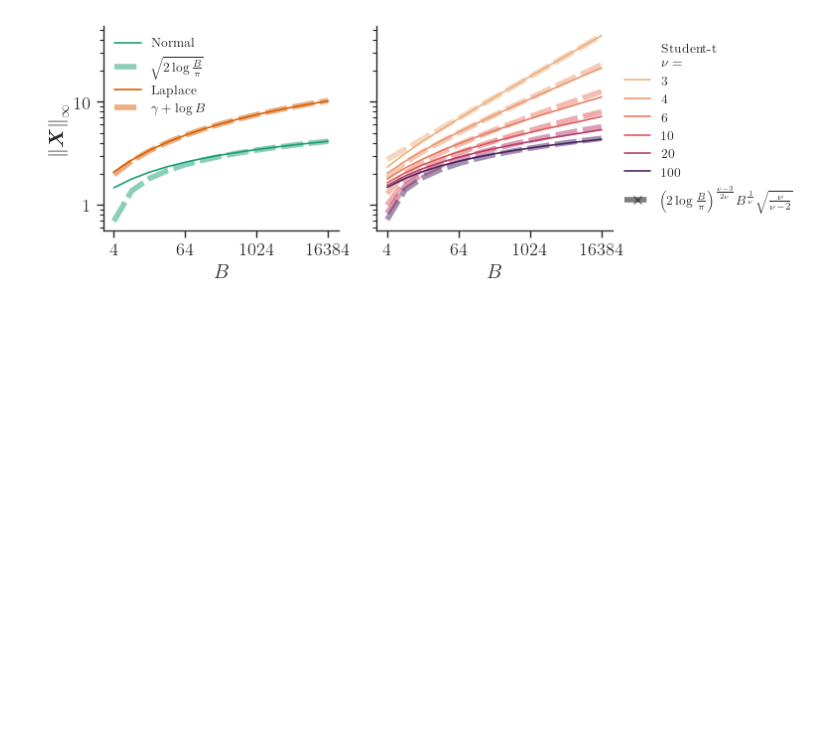
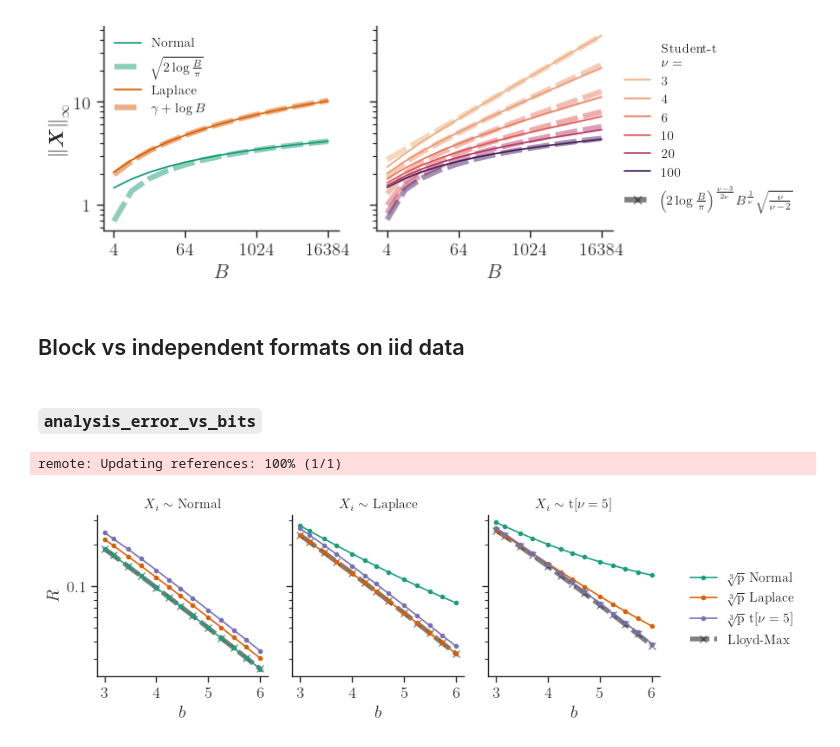
Before and after one commit to graphcore-research/llama-mobile-vlm, a Jupyter notebook: 20250127-FormatsCascade/Analysis.ipynb, the cells around one changed output. Saved outputs shown, nothing was run; the diff lists cells and outputs as text; code cells hidden in the pictures; blank space fills up the shorter version.

Commit message:
More plots, renaming

```diff
--- a/20250127-FormatsCascade/Analysis.ipynb
+++ b/20250127-FormatsCascade/Analysis.ipynb
@@ -26,6 +26,13 @@ def sample(n: int, dist: str, scale: float = 1.0, *, seed: int, **args: float) -
         cls_args["df"] = tensor(args["dof"], dtype=torch.float32, device=DEVICE)
     torch.manual_seed(int(np.random.SeedSequence(seed).generate_state(1)[0]))
     return cls(**cls_args).sample((n,))
+
+def distribution_name(dist: str, **args: float) -> str:
+    if dist in ("Normal", "Laplace"):
+        return dist
+    if dist == "StudentT":
+        return f"t[$\\nu={args['dof']:.0f}$]"
+    raise ValueError(f"Unexpected distribution {dist}")
 # %% [output]
 Recommend (Ubuntu):
   sudo apt-get install cm-super dvipng fonts-cmu texlive-latex-extra
@@ -44,13 +53,12 @@ ax0.legend(loc="lower right")
 
 bits = 4
 samples = 2**20
-lm_iterations = 200
 
 X = sample(samples, "Normal", seed=1)
 for fmt in [
         Q.crd_normal(bits, power=1),
         Q.crd_normal(bits),
-        Q.lut_lloyd_max(sample(samples, "Normal", seed=2), bits, iterations=lm_iterations),
+        Q.lut_lloyd_max(sample(samples, "Normal", seed=2), bits, 1e-4),
     ]:
     name = {
         "CRD-N-RS{1}": r"$\texttt{density} \propto \mathrm{p}$",
@@ -92,25 +100,23 @@ for dist, color in zip(dists, plot_utils.PALETTE):
     X_LM = sample(samples, **dist, seed=2)
     assert 0.95 <= X.pow(2).mean().sqrt().item() <= 1.05
 
-    lm_fmt = Q.lut_lloyd_max(X_LM, bits, iterations=lm_iterations)
+    lm_fmt = Q.lut_lloyd_max(X_LM, bits, 1e-4)
     block_lm_fmt = Q.lut_lloyd_max(
         X_LM.view(-1, block_size).div(X_LM.view(-1, block_size).abs().amax(-1, keepdim=True)).view(-1),
         bits,
-        iterations=lm_iterations,
+        1e-4,
     )
     if dist["dist"] == "Normal":
-        name = "Normal"
         crd_fmt = Q.crd_normal(bits)
         block_crd_fmt = Q.crd_block_normal(bits, block_size)
     if dist["dist"] == "Laplace":
-        name = "Laplace"
         crd_fmt = Q.crd_laplace(bits)
         block_crd_fmt = Q.crd_block_laplace(bits, block_size)
     if dist["dist"] == "StudentT":
-        name = f"t[$\\nu={dist['dof']:.0f}$]"
         crd_fmt = Q.crd_t(bits, dist['dof'])
         block_crd_fmt = Q.crd_block_t(bits, block_size, dist['dof'])
 
+    name = distribution_name(**dist)
     rmse = Q.rmse_norm(X, crd_fmt.quantise(X)).item()
     lm_rmse = Q.rmse_norm(X, lm_fmt.quantise(X)).item()
     ax0.plot(tensor(crd_fmt.values[1:]) - tensor(crd_fmt.values[:-1]),
@@ -191,3 +197,45 @@ plot_utils.save("dist_absmax")
 # %% [output]
 remote: Updating references: 100% (1/1)
 [figure]
+# %% [markdown]
+## Block vs independent formats on iid data
+# %% [markdown]
+### `analysis_error_vs_bits`
+# %%
+studentt_dof = 5.0
+distributions = [
+    dict(dist="Normal"),
+    dict(dist="Laplace"),
+    dict(dist="StudentT", dof=studentt_dof),
+]
+methods = [
+    (r"$\sqrt[3]{\mathrm{p}}$ Normal", lambda B, _: Q.crd_normal(B)),
+    (r"$\sqrt[3]{\mathrm{p}}$ Laplace", lambda B, _: Q.crd_laplace(B)),
+    (f"$\\sqrt[3]{{\\mathrm{{p}}}}$ t[$\\nu={studentt_dof:.0f}$]", lambda B, _: Q.crd_t(B, dof=studentt_dof)),
+    ("Lloyd-Max", lambda B, X: Q.lut_lloyd_max(X, B, threshold=1e-4, init=("uniform", 3))),
+]
+
+fig, axs = plt.subplots(ncols=len(distributions), figsize=(2.5*len(distributions), 3), sharey=True)
+for dist, ax in zip(distributions, axs):
+    X = sample(2**22, **dist, seed=100)
+    X /= X.pow(2).mean().sqrt()
+
+    for name, method in methods:
+        fmts = [method(B, X) for B in torch.linspace(3, 6, 13)]
+        ax.plot([fmt.count_bits(X.shape) / X.nelement() for fmt in fmts],
+                [Q.rmse_norm(X, fmt.quantise(X)).item() for fmt in fmts],
+                label=name, **(dict(**LM_UNDERLAY_ARGS, color="k") if name == "Lloyd-Max" else dict(marker="o")))
+
+    ax.set_title(f"$X_i \\sim$ {distribution_name(**dist)}")
+    ax.set_yscale("log")
+    ax.set_xlabel("$b$")
+    ax.yaxis.set_major_formatter("{x:.1f}")
+    ax.set_xticks(list(range(3, 6+1)))
+axs[0].set_ylabel("$R$")
+fig.legend(*axs[0].get_legend_handles_labels(), loc="center left", bbox_to_anchor=(1, 0.5))
+
+fig.tight_layout()
+plot_utils.save("analysis_error_vs_bits")
+# %% [output]
+remote: Updating references: 100% (1/1)
+[figure, added]
```
Also changed, not shown: parts of 4 cells of this notebook, 1 other file.
